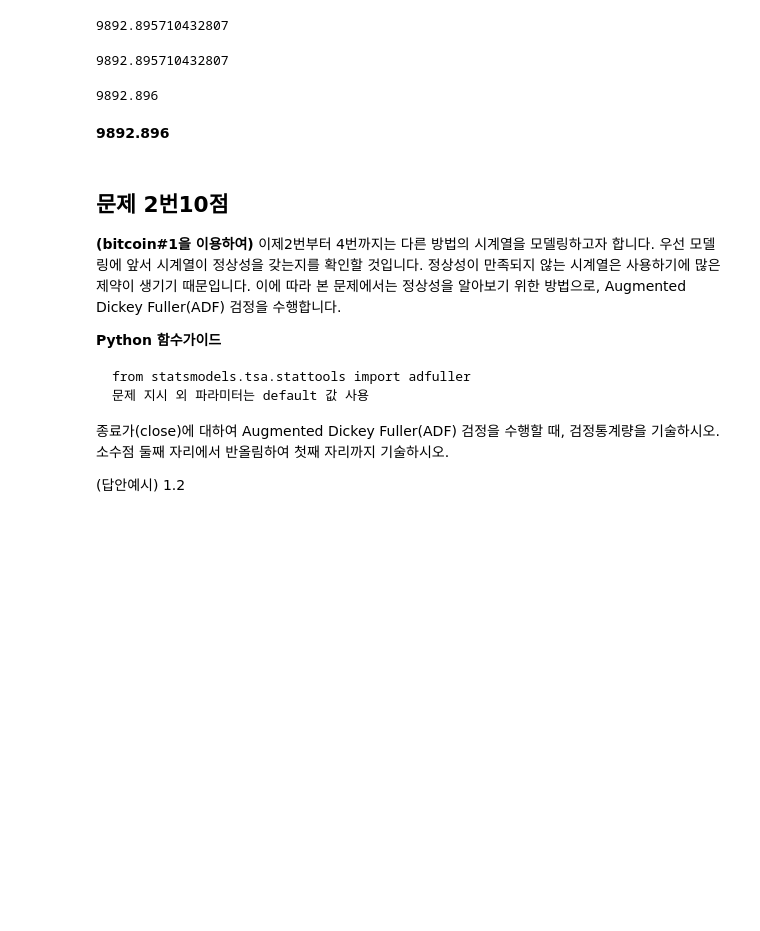
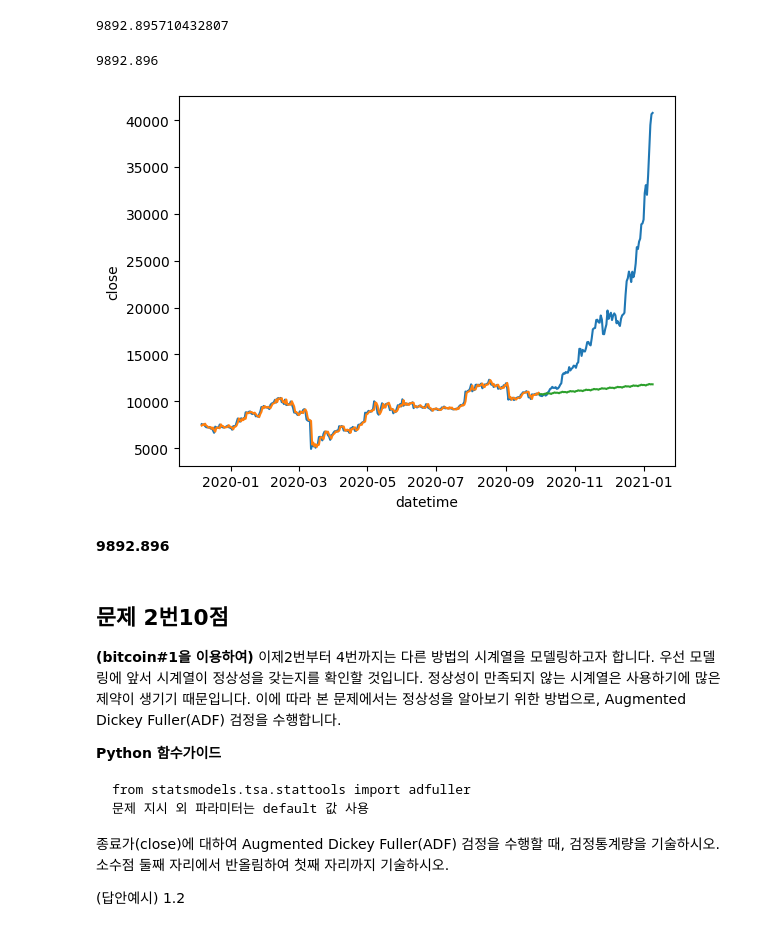
Before and after one commit to sunkusun9/prods_pro, a Jupyter notebook: prof2102_prob1.ipynb, the cells around one changed output. Drawn from its saved outputs; the diff is of its cells as text; code cells hidden in the pictures; blank space fills up the shorter version.

```diff
--- a/prof2102_prob1.ipynb
+++ b/prof2102_prob1.ipynb
@@ -205,19 +205,3 @@ A = mean_squared_error(
 A
 # %% [output]
 9892.895710432807
-# %%
-def perf(t,f):
-    t=np.array(t)
-    f=np.array(f)
-    return np.sqrt(np.sum(np.square(t-f))/t.shape[0])
-
-perf(
-    df_bitcoin1.loc[df_bitcoin1.index > '2020-09-30', 'close'],
-    es.forecast(101)
-)
-# %% [output]
-9892.895710432807
-# %%
-round(A, 3)
-# %% [output]
-9892.896
@@ -229,5 +208,19 @@ plt.show()
-# %% [markdown]
-**9892.896**
+# %%
+# round는 태생적으로 결과값에 오차가 있습니다.
+# 출제 위원들은 이 오차를 고려하는데요, 이 오차가 나지 않는 것은 답으로 도출하게 한다고 합니다.
+round(A, 3)
+# %% [output]
+9892.896
+# %%
+# 어떤 결과를 보이는지 확인해 봅니다.
+sns.lineplot(data=df_bitcoin1.reset_index(), x='datetime', y='close')
+sns.lineplot(x=df_bitcoin1.loc[df_bitcoin1.index <= '2020-09-30'].index, y=es.predict(0, 299))
+sns.lineplot(x=df_bitcoin1.loc[df_bitcoin1.index > '2020-09-30'].index, y=es.forecast(101))
+plt.show()
+# %% [output]
+[figure, added]
+# %% [markdown]
+**9892.896**
 # %% [markdown]
 ## 문제 2번10점
 
```
Also changed, not shown: parts of 26 cells of this notebook.
